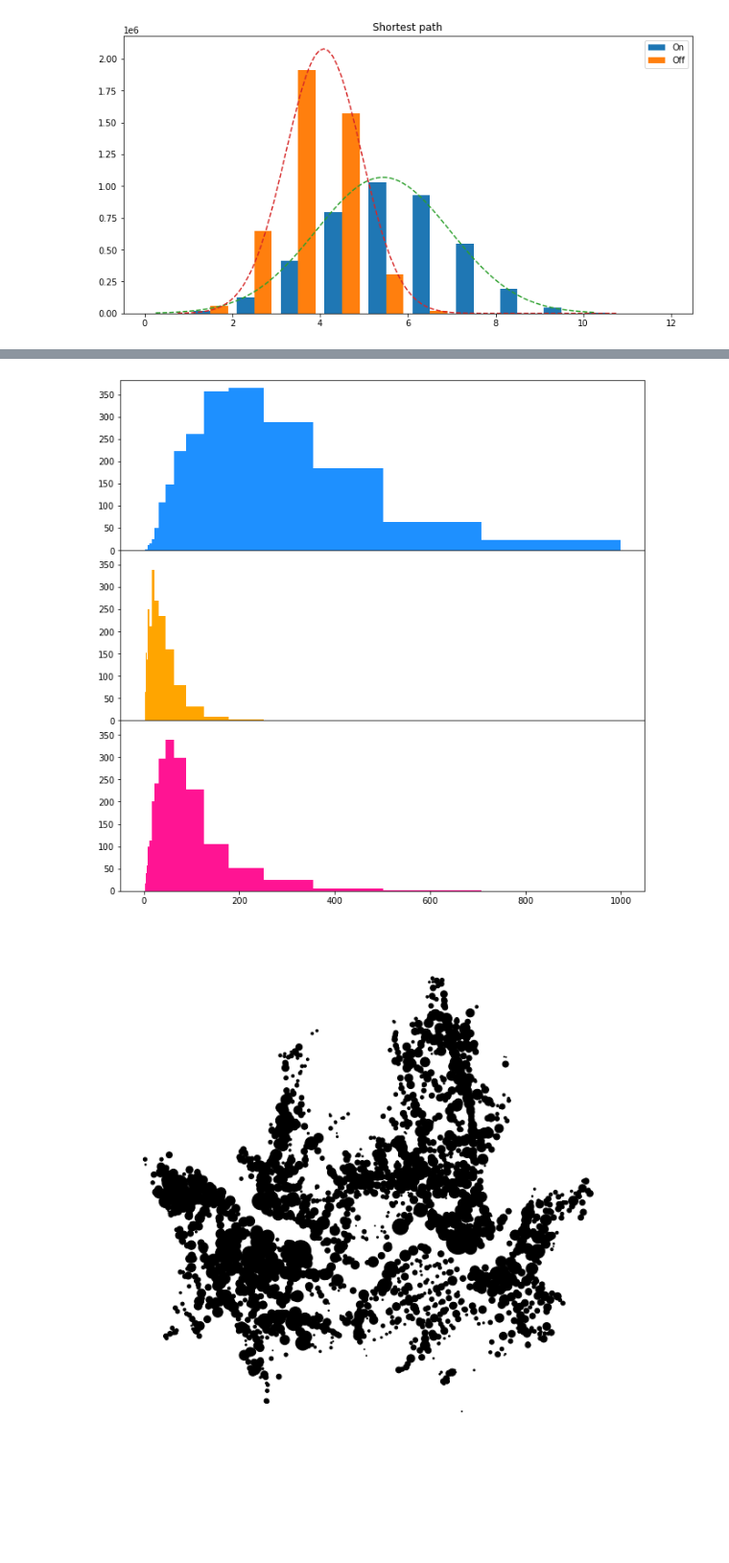
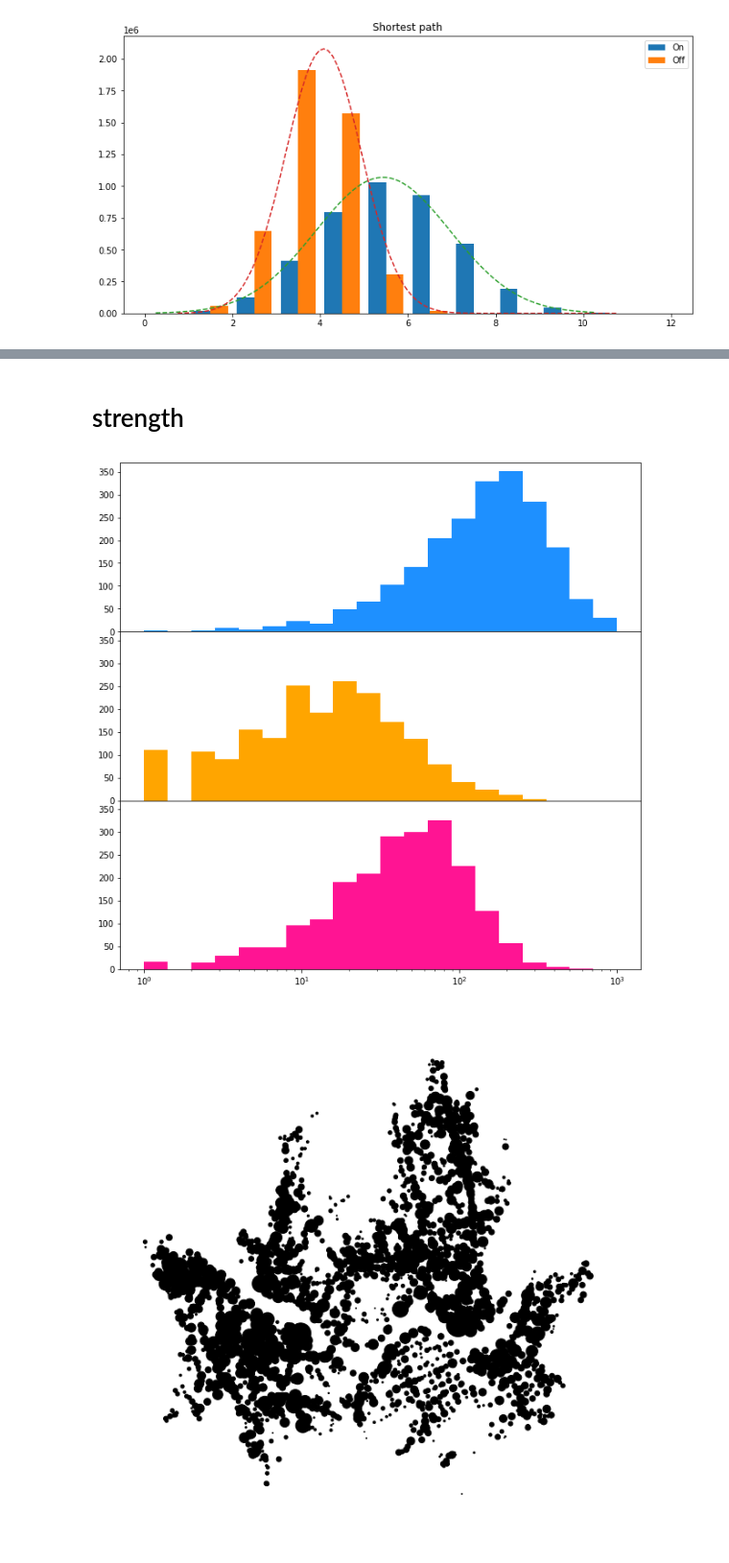
Before and after one commit to GyoHeon/UOS_bicycle, a Jupyter notebook: network_plot.ipynb, the cells around one changed output, grey strips where cells are left out. Shown at 96% size. Drawn from its saved outputs; the diff is of its cells as text; code cells hidden in the pictures; blank space fills up the shorter version.

```diff
--- a/network_plot.ipynb
+++ b/network_plot.ipynb
@@ -160,5 +110,22 @@ for i in nodes['station number']:
         except:
             pass
+# %%
+# histo
+lili1 = []
+lili2 = []
+for i in short1:
+    for j in short1[i]:
+        try:
+            lili1.append(short1[i][j][0])
+        except:
+            pass
+
+for i in short2:
+    for j in short2[i]:
+        try:
+            lili2.append(short2[i][j][0])
+        except:
+            pass
 # %%
 # gaussian fitting
 mu_1 = np.average(lili1)
@@ -186,0 +156,17 @@ plt.show()
+# %%
+# histo
+di_1 = []
+di_2 = []
+for i in short1:
+    for j in short1[i]:
+        try:
+            di_1.append(short1[i][j][1])
+        except:
+            pass
+
+for i in short2:
+    for j in short2[i]:
+        try:
+            di_2.append(short2[i][j][1])
+        except:
+            pass
@@ -186,0 +186,2 @@ plt.show()
+# %% [markdown]
+# strength
@@ -187,26 +247,26 @@ plt.show()
 # %%
 # 노드 웨이트 히스토그램
 bins = np.logspace(0, 3, 21)
 
 # Three subplots sharing both x/y axes
 f, (ax1, ax2, ax3) = plt.subplots(3, sharex=True, sharey=True, figsize=(11, 11))
-ax1.hist([d for d in all_in_weight], bins=bins, color = 'dodgerblue')
-ax2.hist([d for d in on_in_weight], bins=bins, color = 'orange')
-ax3.hist([d for d in off_in_weight], bins=bins, color = 'deeppink')
+ax1.hist([d for d in all_out_weight], bins=bins, color = 'dodgerblue')
+ax2.hist([d for d in on_out_weight], bins=bins, color = 'orange')
+ax3.hist([d for d in off_out_weight], bins=bins, color = 'deeppink')
 
 # Fine-tune figure; make subplots close to each other and hide x ticks for
 # all but bottom plot.
 f.subplots_adjust(hspace=0)
 plt.setp([a.get_xticklabels() for a in f.axes[:-1]], visible=False)
 
 # y축 퍼센트로 출력
 import matplotlib.ticker as ticker
 #ax1.yaxis.set_major_formatter(ticker.PercentFormatter(xmax=1053))
-#ax1.set_yticks(ticks=np.arange(0, 600, 86))
+ax1.set_xscale("log")
 
 plt.show()
 # %% [output]
-[figure, old version]
+[figure, new version]
 # %%
 '''
 Network : G1, G2
```
Also changed, not shown: parts of 10 cells of this notebook.
